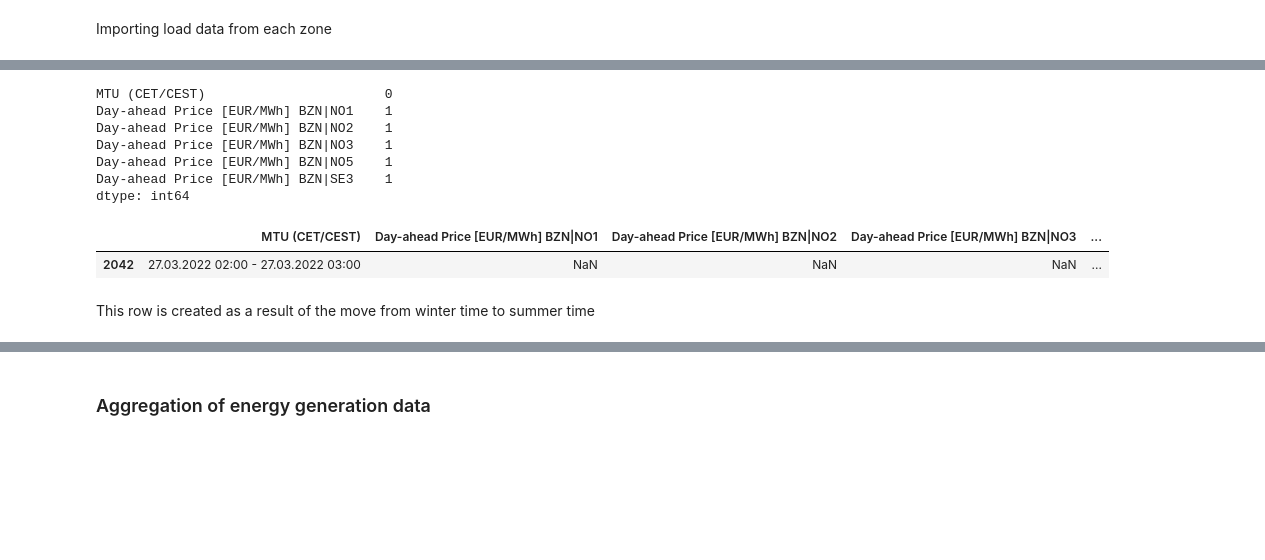
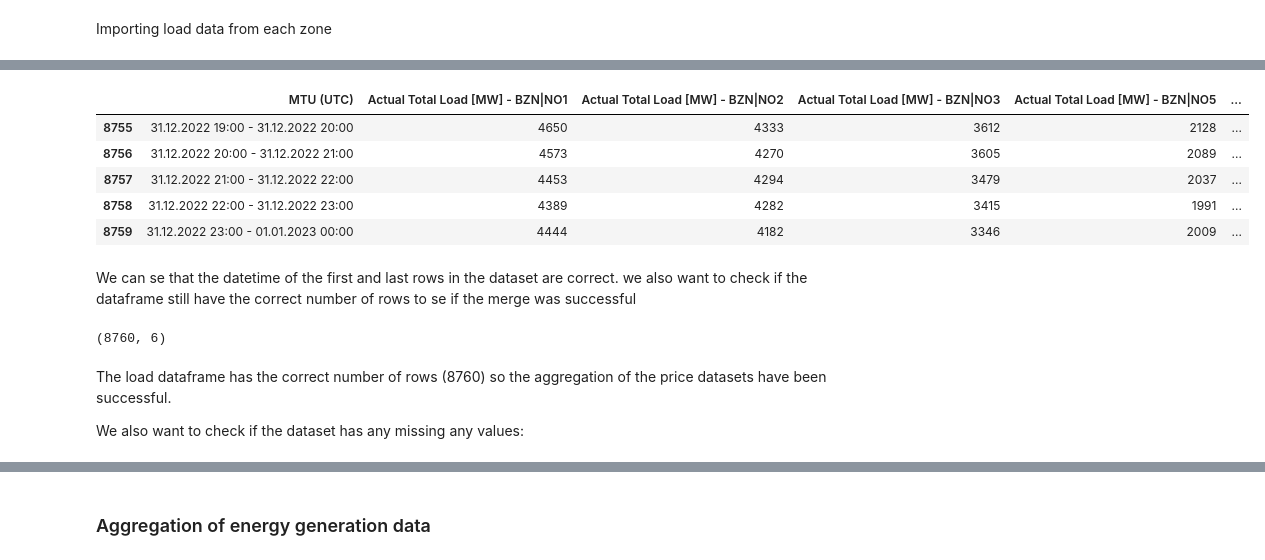
Before and after one commit to HIOF-Bachelor-Project-Group-7/Time-series-energy-price-prediction-bidding-zone-N01, a Jupyter notebook: code/Data aggregation of energy market bidding zone NO1.ipynb, the cells around one changed output, grey strips where cells are left out. Cells and saved outputs as stored; diff of their text form; code cells hidden in the pictures; blank space fills up the shorter version.

```diff
--- a/code/Data aggregation of energy market bidding zone NO1.ipynb
+++ b/code/Data aggregation of energy market bidding zone NO1.ipynb
@@ -226,11 +254,0 @@ loads.head()
-# %%
-# checking data for missing values, if any
-prices.isna().sum()
-# %% [output]
-MTU (CET/CEST)                       0
-Day-ahead Price [EUR/MWh] BZN|NO1    1
-Day-ahead Price [EUR/MWh] BZN|NO2    1
-Day-ahead Price [EUR/MWh] BZN|NO3    1
-Day-ahead Price [EUR/MWh] BZN|NO5    1
-Day-ahead Price [EUR/MWh] BZN|SE3    1
-dtype: int64
@@ -240,7 +255,21 @@ null_data = prices[prices.isnull().any(axis=1)]
-# %%
-null_data
-# %% [output]
-|  | MTU (CET/CEST) | Day-ahead Price [EUR/MWh] BZN|NO1 | Day-ahead Price [EUR/MWh] BZN|NO2 | Day-ahead Price [EUR/MWh] BZN|NO3 | ... |
-| 2042 | 27.03.2022 02:00 - 27.03.2022 03:00 | NaN | NaN | NaN | ... |
-# %% [markdown]
-This row is created as a result of the move from winter time to summer time
+# %%
+# printing out the last 5 rows of the resulting dataframe
+load.tail()
+# %% [output]
+|  | MTU (UTC) | Actual Total Load [MW] - BZN|NO1 | Actual Total Load [MW] - BZN|NO2 | Actual Total Load [MW] - BZN|NO3 | Actual Total Load [MW] - BZN|NO5 | ... |
+| 8755 | 31.12.2022 19:00 - 31.12.2022 20:00 | 4650 | 4333 | 3612 | 2128 | ... |
+| 8756 | 31.12.2022 20:00 - 31.12.2022 21:00 | 4573 | 4270 | 3605 | 2089 | ... |
+| 8757 | 31.12.2022 21:00 - 31.12.2022 22:00 | 4453 | 4294 | 3479 | 2037 | ... |
+| 8758 | 31.12.2022 22:00 - 31.12.2022 23:00 | 4389 | 4282 | 3415 | 1991 | ... |
+| 8759 | 31.12.2022 23:00 - 01.01.2023 00:00 | 4444 | 4182 | 3346 | 2009 | ... |
+# %% [markdown]
+We can se that the datetime of the first and last rows in the dataset are correct. we also want to check if the dataframe still have the correct number of rows to se if the merge was successful
+# %%
+# printing out shape of dataframe
+load.shape
+# %% [output]
+(8760, 6)
+# %% [markdown]
+The load dataframe has the correct number of rows (8760) so the aggregation of the price datasets have been successful.
+
+We also want to check if the dataset has any missing any values:
```
Also changed, not shown: parts of 24 cells of this notebook, 6 other files.
